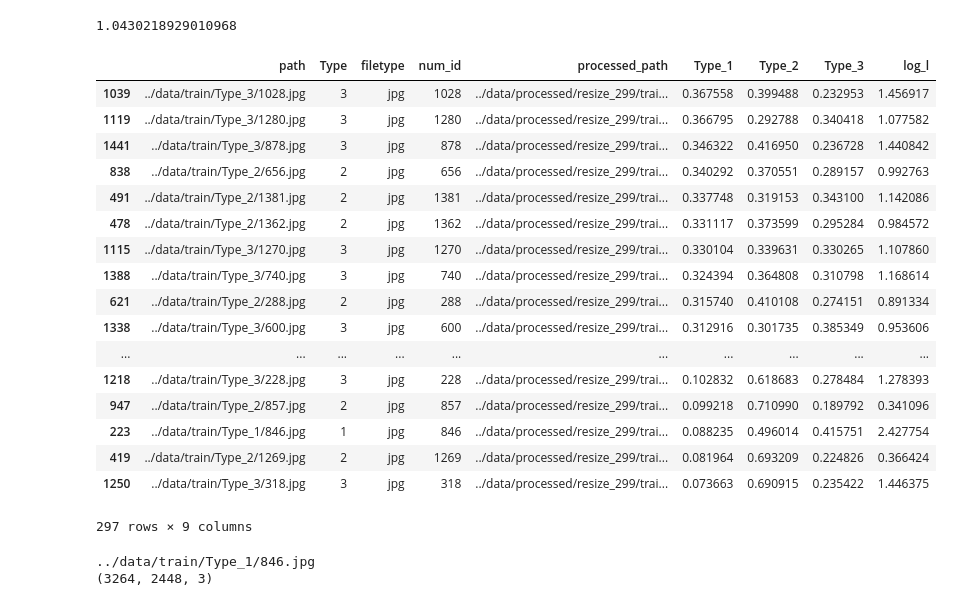
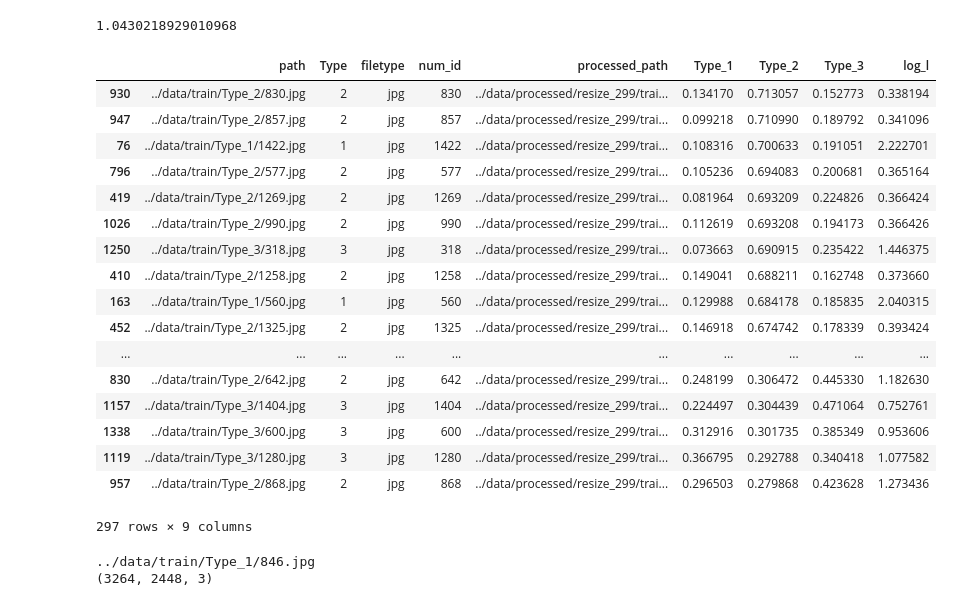
Before and after one commit to DBCerigo/kaggle-cervix, a Jupyter notebook: dbc/V3_just_top_layer+top2_inceptionblocks_SGD.ipynb, the cells around one changed output. Cells and saved outputs as stored; diff of their text form; code cells hidden in the pictures.

```diff
--- a/dbc/V3_just_top_layer+top2_inceptionblocks_SGD.ipynb
+++ b/dbc/V3_just_top_layer+top2_inceptionblocks_SGD.ipynb
@@ -203,25 +204,25 @@ score
 # %% [output]
 1.0430218929010968
 # %%
-ldf.sort_values('Type_1', ascending=False)
+ldf.sort_values('Type_2', ascending=False)
 # %% [output]
 |  | path | Type | filetype | num_id | processed_path | Type_1 | Type_2 | Type_3 | log_l |
-| 1039 | ../data/train/Type_3/1028.jpg | 3 | jpg | 1028 | ../data/processed/resize_299/trai... | 0.367558 | 0.399488 | 0.232953 | 1.456917 |
+| 930 | ../data/train/Type_2/830.jpg | 2 | jpg | 830 | ../data/processed/resize_299/trai... | 0.134170 | 0.713057 | 0.152773 | 0.338194 |
+| 947 | ../data/train/Type_2/857.jpg | 2 | jpg | 857 | ../data/processed/resize_299/trai... | 0.099218 | 0.710990 | 0.189792 | 0.341096 |
+| 76 | ../data/train/Type_1/1422.jpg | 1 | jpg | 1422 | ../data/processed/resize_299/trai... | 0.108316 | 0.700633 | 0.191051 | 2.222701 |
+| 796 | ../data/train/Type_2/577.jpg | 2 | jpg | 577 | ../data/processed/resize_299/trai... | 0.105236 | 0.694083 | 0.200681 | 0.365164 |
+| 419 | ../data/train/Type_2/1269.jpg | 2 | jpg | 1269 | ../data/processed/resize_299/trai... | 0.081964 | 0.693209 | 0.224826 | 0.366424 |
+| 1026 | ../data/train/Type_2/990.jpg | 2 | jpg | 990 | ../data/processed/resize_299/trai... | 0.112619 | 0.693208 | 0.194173 | 0.366426 |
+| 1250 | ../data/train/Type_3/318.jpg | 3 | jpg | 318 | ../data/processed/resize_299/trai... | 0.073663 | 0.690915 | 0.235422 | 1.446375 |
+| 410 | ../data/train/Type_2/1258.jpg | 2 | jpg | 1258 | ../data/processed/resize_299/trai... | 0.149041 | 0.688211 | 0.162748 | 0.373660 |
+| 163 | ../data/train/Type_1/560.jpg | 1 | jpg | 560 | ../data/processed/resize_299/trai... | 0.129988 | 0.684178 | 0.185835 | 2.040315 |
+| 452 | ../data/train/Type_2/1325.jpg | 2 | jpg | 1325 | ../data/processed/resize_299/trai... | 0.146918 | 0.674742 | 0.178339 | 0.393424 |
+| ... | ... | ... | ... | ... | ... | ... | ... | ... | ... |
+| 830 | ../data/train/Type_2/642.jpg | 2 | jpg | 642 | ../data/processed/resize_299/trai... | 0.248199 | 0.306472 | 0.445330 | 1.182630 |
+| 1157 | ../data/train/Type_3/1404.jpg | 3 | jpg | 1404 | ../data/processed/resize_299/trai... | 0.224497 | 0.304439 | 0.471064 | 0.752761 |
+| 1338 | ../data/train/Type_3/600.jpg | 3 | jpg | 600 | ../data/processed/resize_299/trai... | 0.312916 | 0.301735 | 0.385349 | 0.953606 |
 | 1119 | ../data/train/Type_3/1280.jpg | 3 | jpg | 1280 | ../data/processed/resize_299/trai... | 0.366795 | 0.292788 | 0.340418 | 1.077582 |
-| 1441 | ../data/train/Type_3/878.jpg | 3 | jpg | 878 | ../data/processed/resize_299/trai... | 0.346322 | 0.416950 | 0.236728 | 1.440842 |
-| 838 | ../data/train/Type_2/656.jpg | 2 | jpg | 656 | ../data/processed/resize_299/trai... | 0.340292 | 0.370551 | 0.289157 | 0.992763 |
-| 491 | ../data/train/Type_2/1381.jpg | 2 | jpg | 1381 | ../data/processed/resize_299/trai... | 0.337748 | 0.319153 | 0.343100 | 1.142086 |
-| 478 | ../data/train/Type_2/1362.jpg | 2 | jpg | 1362 | ../data/processed/resize_299/trai... | 0.331117 | 0.373599 | 0.295284 | 0.984572 |
-| 1115 | ../data/train/Type_3/1270.jpg | 3 | jpg | 1270 | ../data/processed/resize_299/trai... | 0.330104 | 0.339631 | 0.330265 | 1.107860 |
-| 1388 | ../data/train/Type_3/740.jpg | 3 | jpg | 740 | ../data/processed/resize_299/trai... | 0.324394 | 0.364808 | 0.310798 | 1.168614 |
-| 621 | ../data/train/Type_2/288.jpg | 2 | jpg | 288 | ../data/processed/resize_299/trai... | 0.315740 | 0.410108 | 0.274151 | 0.891334 |
-| 1338 | ../data/train/Type_3/600.jpg | 3 | jpg | 600 | ../data/processed/resize_299/trai... | 0.312916 | 0.301735 | 0.385349 | 0.953606 |
-| ... | ... | ... | ... | ... | ... | ... | ... | ... | ... |
-| 1218 | ../data/train/Type_3/228.jpg | 3 | jpg | 228 | ../data/processed/resize_299/trai... | 0.102832 | 0.618683 | 0.278484 | 1.278393 |
-| 947 | ../data/train/Type_2/857.jpg | 2 | jpg | 857 | ../data/processed/resize_299/trai... | 0.099218 | 0.710990 | 0.189792 | 0.341096 |
-| 223 | ../data/train/Type_1/846.jpg | 1 | jpg | 846 | ../data/processed/resize_299/trai... | 0.088235 | 0.496014 | 0.415751 | 2.427754 |
-| 419 | ../data/train/Type_2/1269.jpg | 2 | jpg | 1269 | ../data/processed/resize_299/trai... | 0.081964 | 0.693209 | 0.224826 | 0.366424 |
-| 1250 | ../data/train/Type_3/318.jpg | 3 | jpg | 318 | ../data/processed/resize_299/trai... | 0.073663 | 0.690915 | 0.235422 | 1.446375 |
+| 957 | ../data/train/Type_2/868.jpg | 2 | jpg | 868 | ../data/processed/resize_299/trai... | 0.296503 | 0.279868 | 0.423628 | 1.273436 |
 297 rows × 9 columns
 # %%
 c.data.check_image(ldf.sort_values('log_l', ascending=False).path.iloc[0])
```
Also changed, not shown: parts of 3 cells of this notebook.
